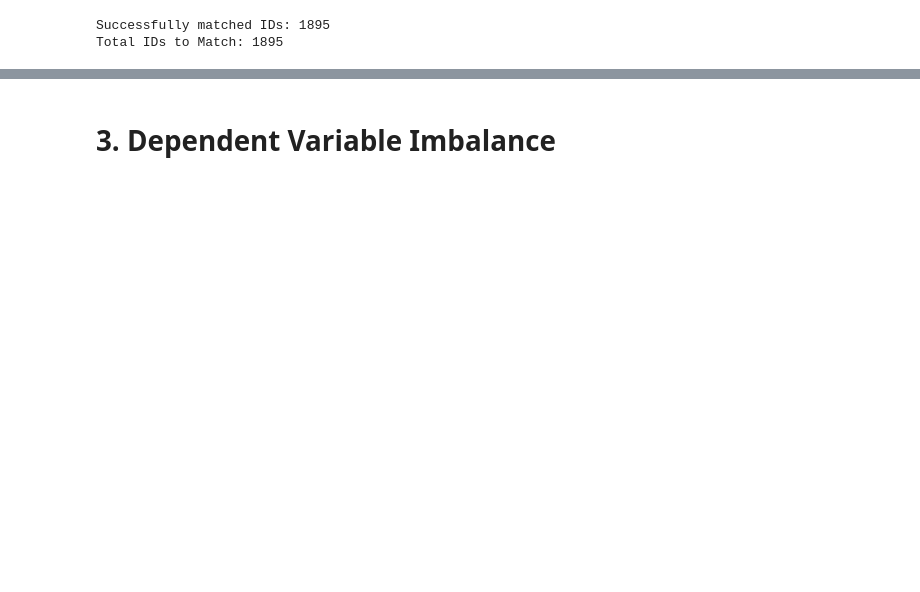
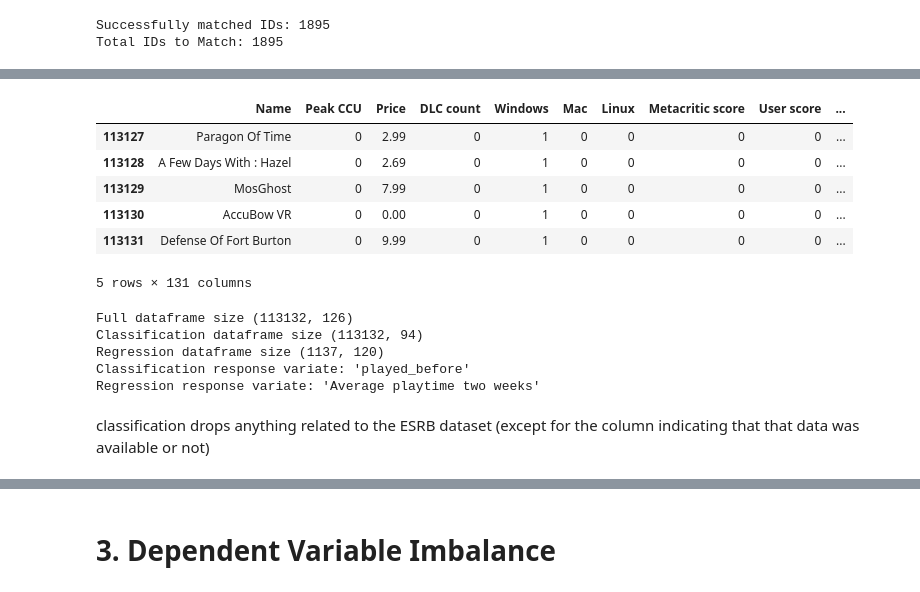
Before and after one commit to zakirangwala/esrb-wizard, a Jupyter notebook: notebooks/workingFile.ipynb, the cells around one changed output, grey strips where cells are left out. Drawn from its saved outputs; the diff is of its cells as text; code cells hidden in the pictures; blank space fills up the shorter version.

Commit message:
Completed cleanse and split the dataset into two for classification and regression

```diff
--- a/notebooks/workingFile.ipynb
+++ b/notebooks/workingFile.ipynb
@@ -263,6 +279,7 @@ plt.show()
 # %%
 # Testing for Multicolinearity after Dropping Problematic Columns
-steam_encoded = steam_encoded.drop(['Positive', 'Negative', 'Median playtime two weeks'], axis=1)
+steam_encoded = steam_encoded.drop(['Positive', 'Negative', 'Median playtime two weeks',
+                                    'Average playtime forever', 'Median playtime forever'], axis=1)
 
 steam_numerical = steam_encoded[['Peak CCU','Price','DLC count','Metacritic score',
                                  'User score','Achievements','Recommendations',
@@ -386,6 +411,8 @@ df_merged = df.merge(
 
 print("Successfully matched IDs:", df_merged.dropna().shape[0])
 print("Total IDs to Match:", esrb_clean.shape[0])
+
+df_merged = df_merged.drop(['Name', 'title', 'join_key','match_score'], axis=1)
 # %% [output]
 Successfully matched IDs: 1895
 Total IDs to Match: 1895
@@ -396,0 +433,41 @@ pd.DataFrame(df_merged).to_csv("/content/drive/MyDrive/CP322/steam_esrb_merged.c
+# %%
+# Creating Variable to see if a ESRB data was available
+
+df_merged['esrb_available'] = np.where(df_merged['esrb_rating'].notnull(), 1, 0)
+df_merged.tail()
+# %% [output]
+|  | Name | Peak CCU | Price | DLC count | Windows | Mac | Linux | Metacritic score | User score | ... |
+| 113127 | Paragon Of Time | 0 | 2.99 | 0 | 1 | 0 | 0 | 0 | 0 | ... |
+| 113128 | A Few Days With : Hazel | 0 | 2.69 | 0 | 1 | 0 | 0 | 0 | 0 | ... |
+| 113129 | MosGhost | 0 | 7.99 | 0 | 1 | 0 | 0 | 0 | 0 | ... |
+| 113130 | AccuBow VR | 0 | 0.00 | 0 | 1 | 0 | 0 | 0 | 0 | ... |
+| 113131 | Defense Of Fort Burton | 0 | 9.99 | 0 | 1 | 0 | 0 | 0 | 0 | ... |
+5 rows × 131 columns
+# %%
+# Creating classification dataset for the hurdle-tier approach
+df_classification = df_merged.drop(['alcohol_reference','animated_blood','blood',
+                                    'blood_and_gore','cartoon_violence','crude_humor',
+                                    'drug_reference','fantasy_violence','intense_violence',
+                                    'language','lyrics','mature_humor','mild_blood',
+                                    'mild_cartoon_violence','mild_fantasy_violence',
+                                    'mild_language','mild_lyrics','mild_suggestive_themes',
+                                    'mild_violence','no_descriptors','nudity',
+                                    'partial_nudity','sexual_content','sexual_themes',
+                                    'simulated_gambling','strong_janguage',
+                                    'strong_sexual_content','suggestive_themes',
+                                    'use_of_alcohol','use_of_drugs_and_alcohol',
+                                    'violence','esrb_rating'], axis=1)
+df_classification = df_classification.dropna()
+
+
+print("Full dataframe size", df_merged.shape)
+print("Classification dataframe size", df_classification.shape)
+print("Classification response variate: 'played_before'")
+# %% [output]
+Full dataframe size (113132, 126)
+Classification dataframe size (113132, 94)
+Regression dataframe size (1137, 120)
+Classification response variate: 'played_before'
+Regression response variate: 'Average playtime two weeks'
+# %% [markdown]
+classification drops anything related to the ESRB dataset (except for the column indicating that that data was available or not)
```
Also changed, not shown: parts of 25 cells of this notebook.
